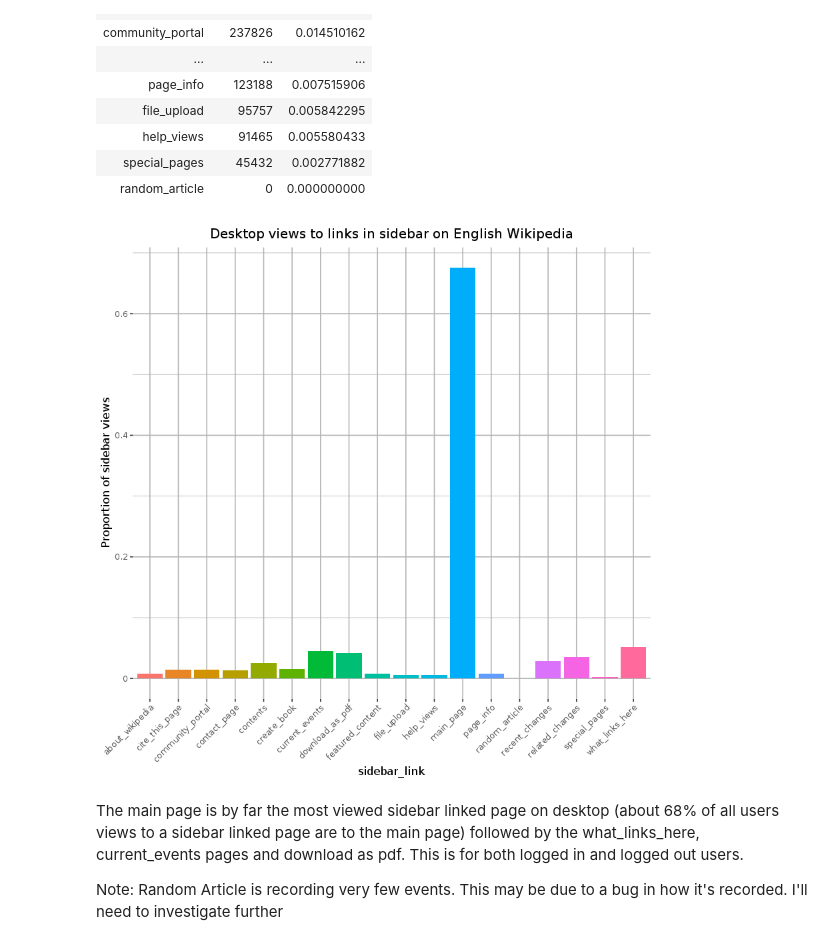
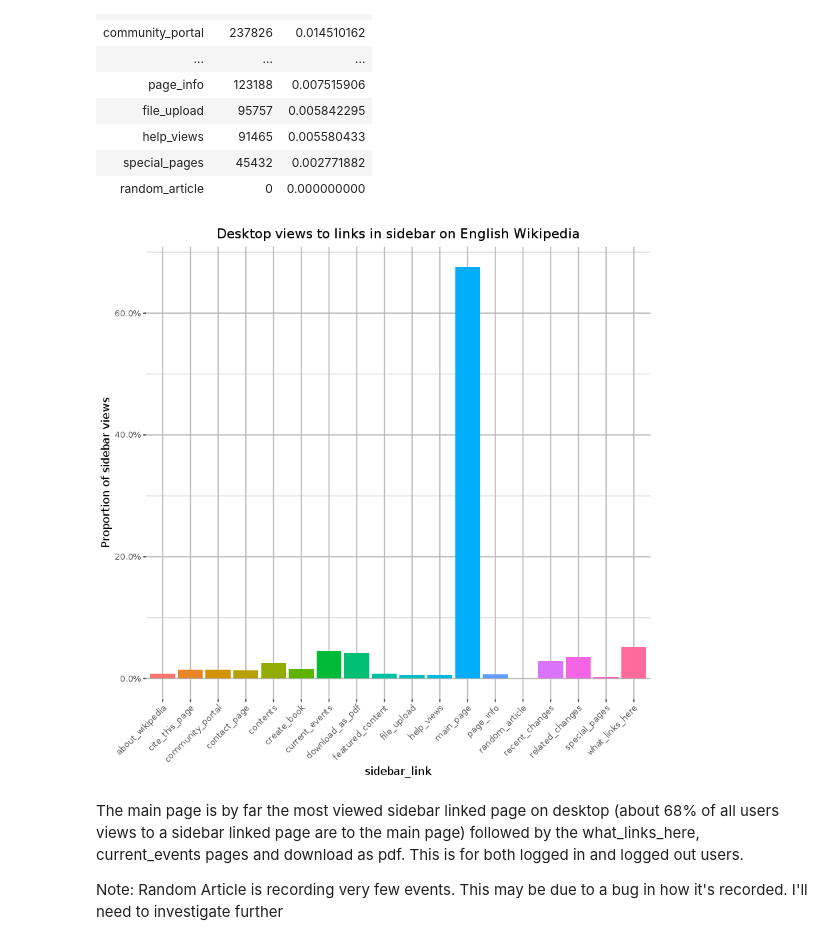
Before and after one commit to wikimedia-research/Desktop-behavior-analysis-Aug-2019, a Jupyter notebook: Desktop_usage_behavior_analysis.ipynb, the cells around one changed output. Saved outputs shown, nothing was run; the diff lists cells and outputs as text; code cells hidden in the pictures.

```diff
--- a/Desktop_usage_behavior_analysis.ipynb
+++ b/Desktop_usage_behavior_analysis.ipynb
@@ -274,20 +291,20 @@ A data.frame: 18 × 3
 # %%
 #plot bar chart showing usage
 
 p <- ggplot(sidebar_views_overall, aes(x= sidebar_link, y= proportion, fill = sidebar_link)) %>%
 + geom_col(position = 'dodge') +
-scale_y_continuous("Proportion of sidebar views", labels = polloi::compress) +
+scale_y_continuous("Proportion of sidebar views", labels = scales::percent) +
     labs(title = "Desktop views to links in sidebar on English Wikipedia") +
     ggthemes::theme_tufte(base_size = 10, base_family = "Gill Sans") +
     theme(axis.text.x=element_text(angle = 45, hjust = 1),
         plot.title = element_text(hjust = 0.5),
         panel.grid = element_line("gray70"),
         legend.position= "none")
 
 ggsave("Figures/proportion_sidebar_views.png", p, width = 18, height = 9, units = "in", dpi = 150)
 p
 # %% [output]
-[figure, old version]
+[figure, new version]
 # %% [markdown]
 The main page is by far the most viewed sidebar linked page on desktop (about 68% of all users views to a sidebar linked page are to the main page)  followed by the what_links_here, current_events pages and download as pdf. This is for both logged in and logged out users.
 
```
Also changed, not shown: parts of 12 cells of this notebook.
